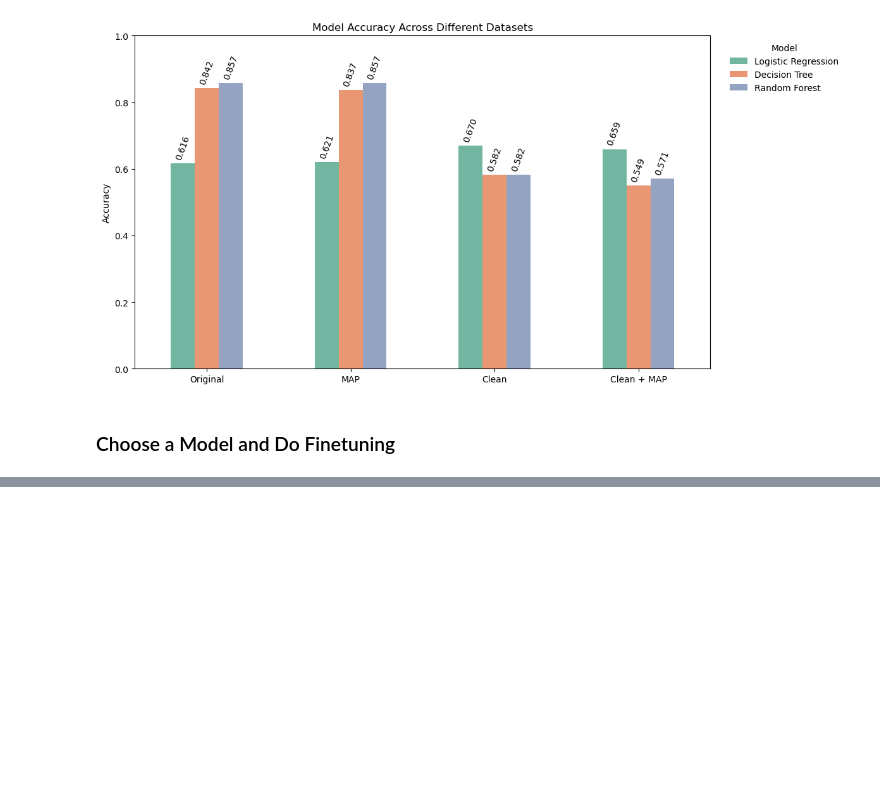
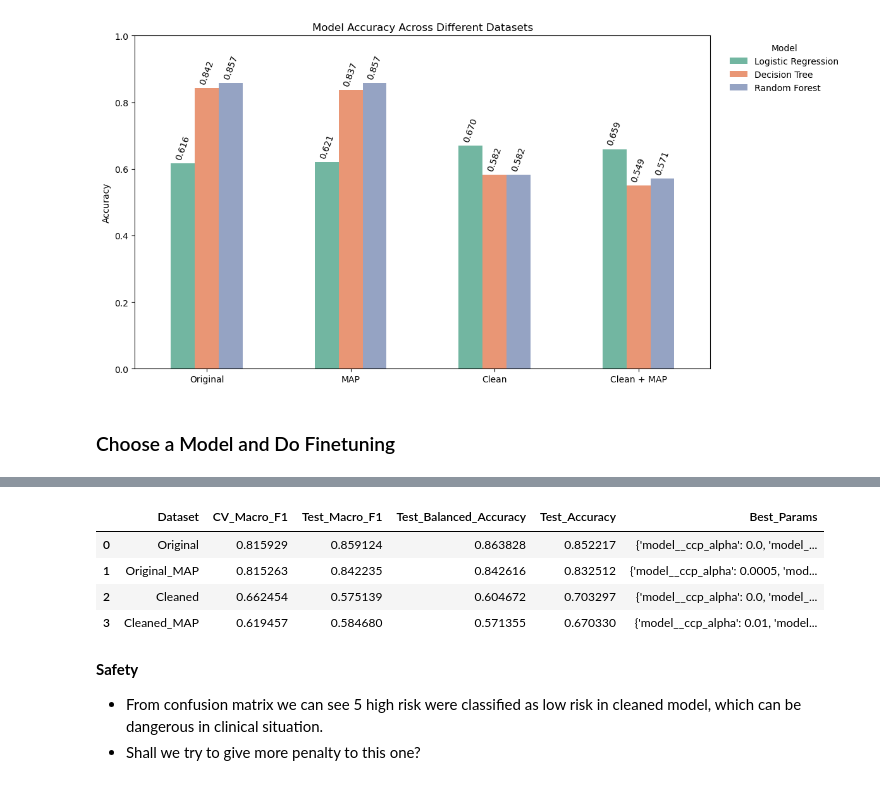
Before and after one commit to BingerLiang77/maternal_risk, a Jupyter notebook: data_preprocessing.ipynb, the cells around one changed output, grey strips where cells are left out. Saved outputs shown, nothing was run; the diff lists cells and outputs as text; code cells hidden in the pictures; blank space fills up the shorter version.

```diff
--- a/data_preprocessing.ipynb
+++ b/data_preprocessing.ipynb
@@ -594,0 +602,41 @@ plt.show()
+# %%
+param_grid = {
+    "model__criterion": ["gini", "entropy"],
+
+    "model__splitter": ["best", "random"],
+
+    "model__max_depth": [3, 5, 8, 12, None],
+
+    "model__min_samples_split": [2, 3, 5, 8, 10, 15, 20],
+
+    "model__min_samples_leaf": [1, 2, 3, 4, 5, 8, 10],
+
+    "model__max_features": [None,"sqrt"],
+
+    "model__class_weight": [None, "balanced"],
+
+    "model__ccp_alpha": [0.0, 0.0001, 0.0005, 0.001, 0.005, 0.01]
+}
+
+cv = StratifiedKFold(
+    n_splits=5,
+    shuffle=True,
+    random_state=42
+)
+
+grid_search = GridSearchCV(
+    estimator=tree_pipeline,
+    param_grid=param_grid,
+    scoring="f1_macro",
+    cv=cv,
+    n_jobs=-1,
+    refit=True,
+    return_train_score=True
+)
+# %%
+datasets = [
+    ("Original", df[features], df["RiskLevel"]),
+    ("Original_MAP", df[features_map], df["RiskLevel"]),
+    ("Cleaned", df_clean[features], df_clean["RiskLevel"]),
+    ("Cleaned_MAP", df_clean[features_map], df_clean["RiskLevel"])
+]
@@ -594,0 +716,12 @@ plt.show()
+# %%
+results_df
+# %% [output]
+|  | Dataset | CV_Macro_F1 | Test_Macro_F1 | Test_Balanced_Accuracy | Test_Accuracy | Best_Params |
+| 0 | Original | 0.815929 | 0.859124 | 0.863828 | 0.852217 | {'model__ccp_alpha': 0.0, 'model_... |
+| 1 | Original_MAP | 0.815263 | 0.842235 | 0.842616 | 0.832512 | {'model__ccp_alpha': 0.0005, 'mod... |
+| 2 | Cleaned | 0.662454 | 0.575139 | 0.604672 | 0.703297 | {'model__ccp_alpha': 0.0, 'model_... |
+| 3 | Cleaned_MAP | 0.619457 | 0.584680 | 0.571355 | 0.670330 | {'model__ccp_alpha': 0.01, 'model... |
+# %% [markdown]
+**Safety**
+- From confusion matrix we can see 5 high risk were classified as low risk in cleaned model, which can be dangerous in clinical situation.
+- Shall we try to give more penalty to this one?
```
Also changed, not shown: parts of 14 cells of this notebook, 7 other files.
